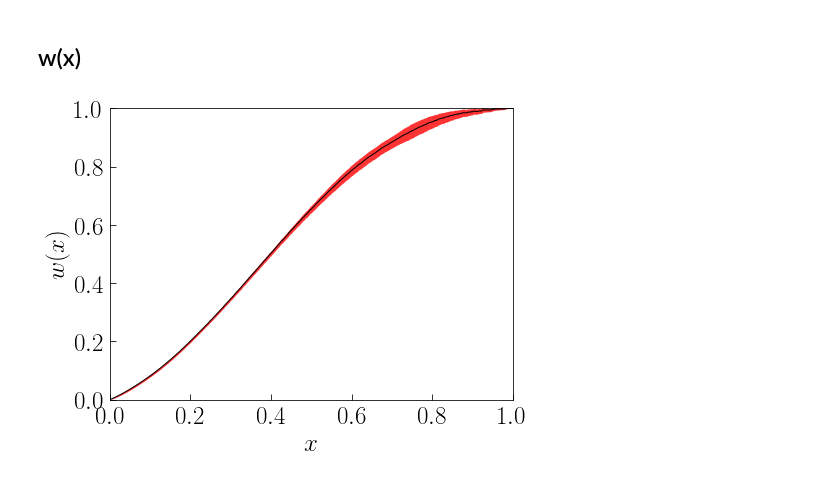
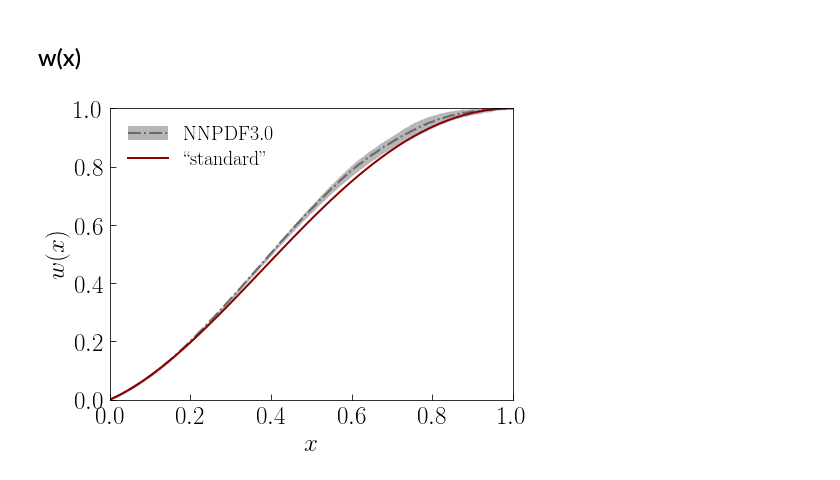
Before and after one commit to TianboLiu/LFHQCD, a Jupyter notebook: evolution-more/compare-new.ipynb, the cells around one changed output. Saved outputs shown, nothing was run; the diff lists cells and outputs as text; code cells hidden in the pictures.

```diff
--- a/evolution-more/compare-new.ipynb
+++ b/evolution-more/compare-new.ipynb
@@ -375,23 +372,40 @@ wlist['NNPDF30 NNLO Q=1.057']=np.loadtxt('results/wx_t3_NNPDF30_NNLO_Q=1.057.dat
+# %%
+wlist={}
+
+wlist['NNPDF30 NNLO Q=1.057']=np.loadtxt('results/wx_raw_NNPDF30_NNLO_Q=1.057.dat', skiprows=2)
+wlist['NNPDF30 NNLO Q=1.057'][:,2] /= np.sqrt(100)
+
+wlist['MMHT2014 NNLO Q=1.057']=np.loadtxt('results/wx_raw_MMHT2014_NNLO_Q=1.057.dat', skiprows=2)
+wlist['MMHT2014 NNLO Q=1.057'][:,2] /= np.sqrt(2.0)
+
+wlist['CT14 NNLO Q=1.057']=np.loadtxt('results/wx_raw_CT14_NNLO_Q=1.057.dat', skiprows=2)
+wlist['CT14 NNLO Q=1.057'][:,2] /= np.sqrt(2.0)
 # %%
 nrows, ncols = 1, 1
 
 fig = py.figure(figsize=(ncols*7,nrows*7*0.75))
 ax = fig.add_subplot(nrows, ncols, 1)
-
-ax.plot(wlist['NNPDF30 NNLO Q=1.057'][:,0], wlist['NNPDF30 NNLO Q=1.057'][:,1],\
-       linewidth=1, color='black')
-ax.fill_between(wlist['NNPDF30 NNLO Q=1.057'][:,0],\
+# NNPDF
+c1=ax.plot(wlist['NNPDF30 NNLO Q=1.057'][:,0], wlist['NNPDF30 NNLO Q=1.057'][:,1],\
+       linewidth=2, linestyle='-.', color='dimgray')
+c2=ax.fill_between(wlist['NNPDF30 NNLO Q=1.057'][:,0],\
                wlist['NNPDF30 NNLO Q=1.057'][:,1]-wlist['NNPDF30 NNLO Q=1.057'][:,2],\
                wlist['NNPDF30 NNLO Q=1.057'][:,1]+wlist['NNPDF30 NNLO Q=1.057'][:,2],\
-               color='red', alpha=0.8, linewidth=0)
+               color='darkgray', alpha=0.85, linewidth=0)
+# "standard"
+X=np.linspace(0,1,50)
+c3=ax.plot(X, X**(-X+1.0)*np.exp(-0.531*(1-X)**2), linewidth=2, linestyle='-', color='darkred')
 #settings
 ax.set_xlim(0,1)
 ax.set_ylim(0,1)
 ax.set_xlabel(r'$x$', size=25)
 ax.set_ylabel(r'$w(x)$', size=25)
 ax.tick_params(axis='both', which='major', labelsize=25, direction='in', length=6, pad=6)
+H=[(c2,c1[0]),c3[0]]
+L=[r'$\rm NNPDF3.0$', r'$\rm ``standard"$']
+ax.legend(H, L, fontsize=20,frameon=False, labelspacing=0.3, loc='upper left')
 
 fig.tight_layout()
-fig.savefig('results/wx.pdf')
+fig.savefig('results/wx-NNPDF30.pdf')
 # %% [output]
-[figure, old version]
+[figure, new version]
```
Also changed, not shown: parts of 3 cells of this notebook.
